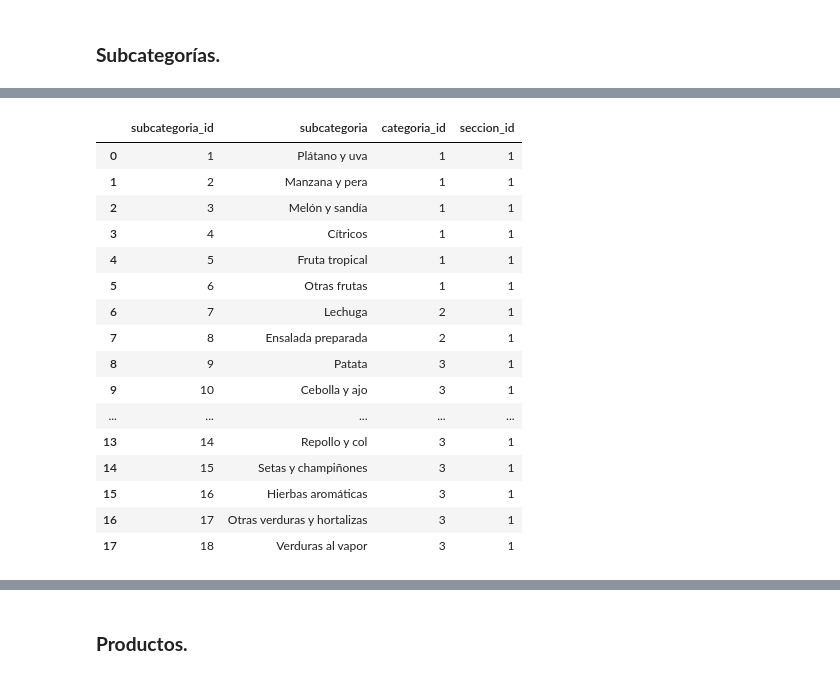
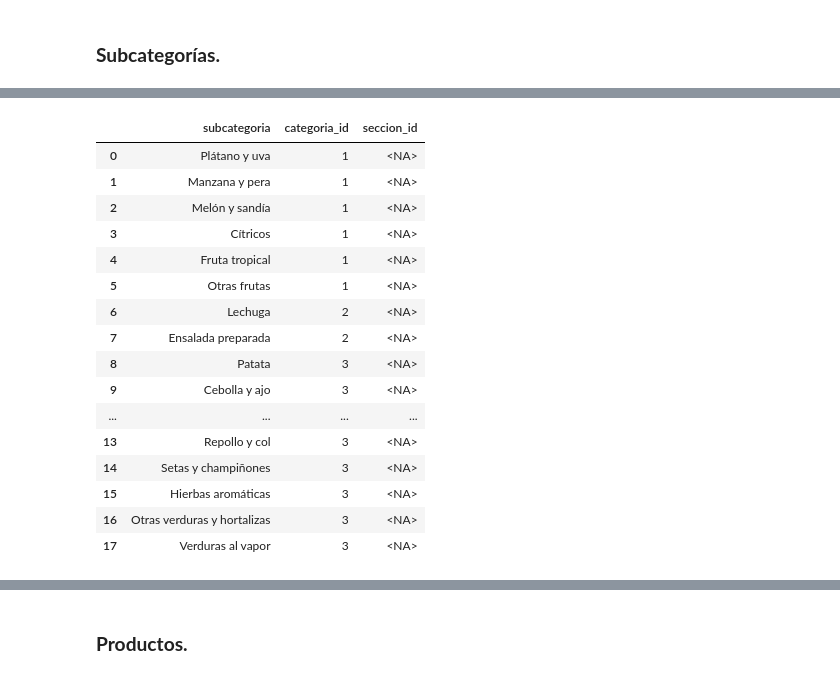
Before and after one commit to dapafer/auto_Pr-PSV, a Jupyter notebook: src/supermercado_database_structure.ipynb, the cells around one changed output, grey strips where cells are left out. Drawn from its saved outputs; the diff is of its cells as text; code cells hidden in the pictures.

```diff
--- a/src/supermercado_database_structure.ipynb
+++ b/src/supermercado_database_structure.ipynb
@@ -10,9 +10,9 @@ import pandas as pd
 # %% [markdown]
 ## **Cargar datos.**
 # %%
-categorias = pd.read_csv('../data/categorias_fyv.csv')
-subcategorias = pd.read_csv('../data/subcategorias_fyv.csv')
-productos = pd.read_csv('../data/productos_fyv.csv')
+cat_fyv = pd.read_csv('../data/fyv/categorias_fyv.csv')
+sub_fyv = pd.read_csv('../data/fyv/subcategorias_fyv.csv')
+prod_fyv = pd.read_csv('../data/fyv/productos_fyv.csv')
 # %% [markdown]
 ## **Generar estructura.**
 # %% [markdown]
@@ -42,23 +122,23 @@ categorias
 # %%
 # insertar columna de IDs llamada "seccion_id", para realizar la correspondiente relación en la base de datos como "FOREIGN KEYS"
-subcategorias.insert(len(subcategorias.columns), 'seccion_id', 1)
+sub_fyv['seccion_id'] = pd.Series(dtype='Int64')
 
-subcategorias
+sub_fyv
 # %% [output]
-|  | subcategoria_id | subcategoria | categoria_id | seccion_id |
-| 0 | 1 | Plátano y uva | 1 | 1 |
-| 1 | 2 | Manzana y pera | 1 | 1 |
-| 2 | 3 | Melón y sandía | 1 | 1 |
-| 3 | 4 | Cítricos | 1 | 1 |
-| 4 | 5 | Fruta tropical | 1 | 1 |
-| 5 | 6 | Otras frutas | 1 | 1 |
-| 6 | 7 | Lechuga | 2 | 1 |
-| 7 | 8 | Ensalada preparada | 2 | 1 |
-| 8 | 9 | Patata | 3 | 1 |
-| 9 | 10 | Cebolla y ajo | 3 | 1 |
-| ... | ... | ... | ... | ... |
-| 13 | 14 | Repollo y col | 3 | 1 |
-| 14 | 15 | Setas y champiñones | 3 | 1 |
-| 15 | 16 | Hierbas aromáticas | 3 | 1 |
-| 16 | 17 | Otras verduras y hortalizas | 3 | 1 |
-| 17 | 18 | Verduras al vapor | 3 | 1 |
+|  | subcategoria | categoria_id | seccion_id |
+| 0 | Plátano y uva | 1 | <NA> |
+| 1 | Manzana y pera | 1 | <NA> |
+| 2 | Melón y sandía | 1 | <NA> |
+| 3 | Cítricos | 1 | <NA> |
+| 4 | Fruta tropical | 1 | <NA> |
+| 5 | Otras frutas | 1 | <NA> |
+| 6 | Lechuga | 2 | <NA> |
+| 7 | Ensalada preparada | 2 | <NA> |
+| 8 | Patata | 3 | <NA> |
+| 9 | Cebolla y ajo | 3 | <NA> |
+| ... | ... | ... | ... |
+| 13 | Repollo y col | 3 | <NA> |
+| 14 | Setas y champiñones | 3 | <NA> |
+| 15 | Hierbas aromáticas | 3 | <NA> |
+| 16 | Otras verduras y hortalizas | 3 | <NA> |
+| 17 | Verduras al vapor | 3 | <NA> |
```
Also changed, not shown: parts of 20 cells of this notebook, 7 other files.
